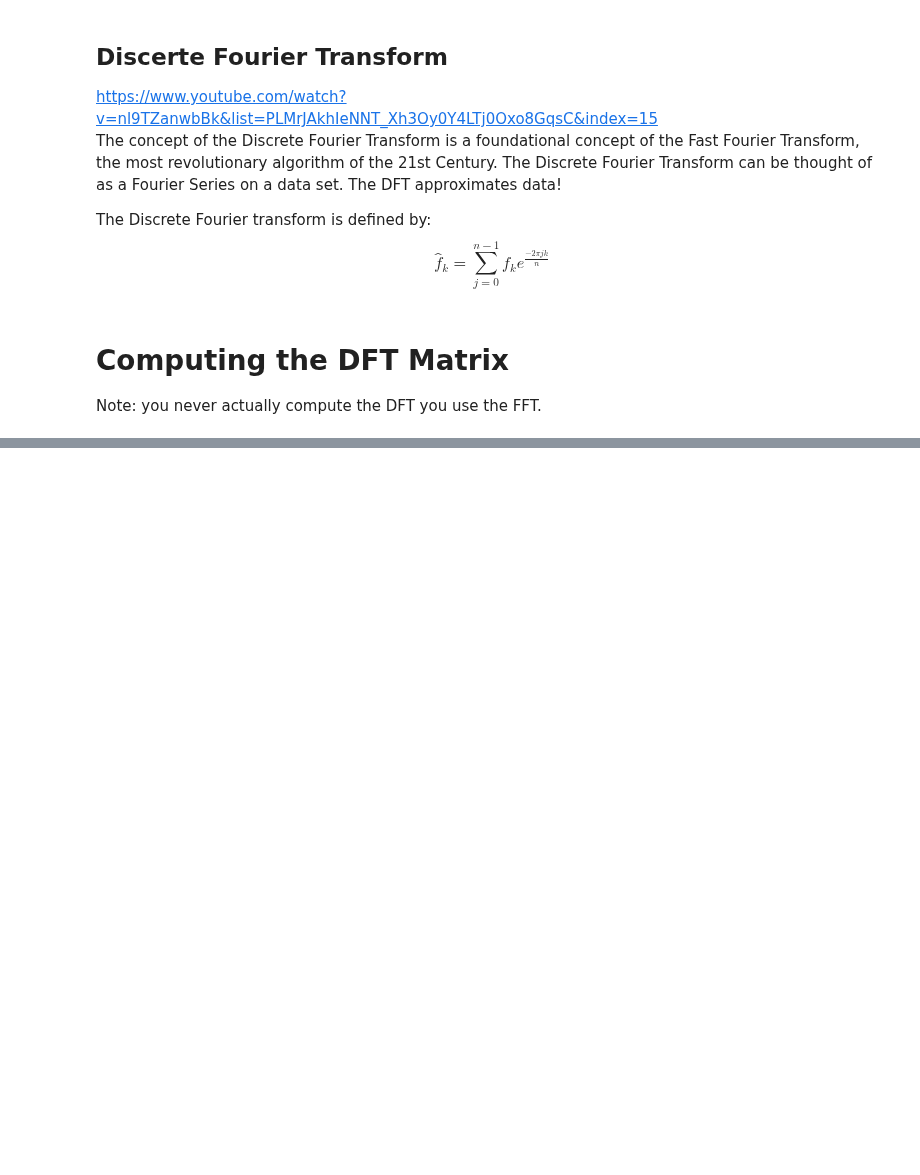
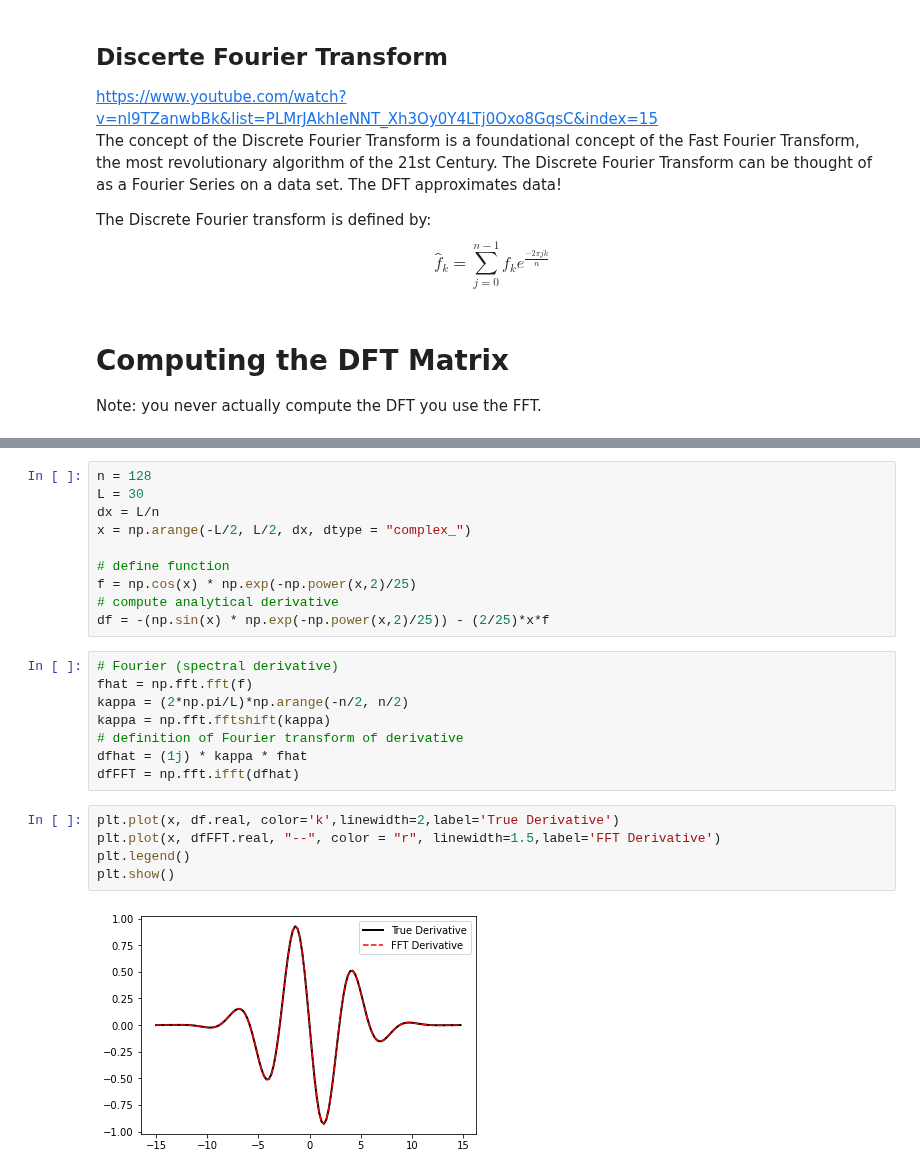
Before and after one commit to jackleekopij/Signal_processing, a Jupyter notebook: Fourier Analysis/Fourier analysis Steve Brunton.ipynb, the cells around one changed output, grey strips where cells are left out. Cells and saved outputs as stored; diff of their text form; blank space fills up the shorter version.

Commit message:
Compute derivate with Fourier transform

```diff
--- a/Fourier Analysis/Fourier analysis Steve Brunton.ipynb
+++ b/Fourier Analysis/Fourier analysis Steve Brunton.ipynb
@@ -278,0 +279,25 @@ Further there is a recursive pattern, where by the resulting matrices, $\begin{b
+# %%
+n = 128
+L = 30
+dx = L/n
+x = np.arange(-L/2, L/2, dx, dtype = "complex_")
+
+# define function
+f = np.cos(x) * np.exp(-np.power(x,2)/25)
+# compute analytical derivative
+df = -(np.sin(x) * np.exp(-np.power(x,2)/25)) - (2/25)*x*f
+# %%
+# Fourier (spectral derivative)
+fhat = np.fft.fft(f)
+kappa = (2*np.pi/L)*np.arange(-n/2, n/2)
+kappa = np.fft.fftshift(kappa)
+# definition of Fourier transform of derivative
+dfhat = (1j) * kappa * fhat
+dfFFT = np.fft.ifft(dfhat)
+# %%
+plt.plot(x, df.real, color='k',linewidth=2,label='True Derivative')
+plt.plot(x, dfFFT.real, "--", color = "r", linewidth=1.5,label='FFT Derivative')
+plt.legend()
+plt.show()
+# %% [output]
+[figure, added]
```
Also changed, not shown: parts of 3 cells of this notebook.
